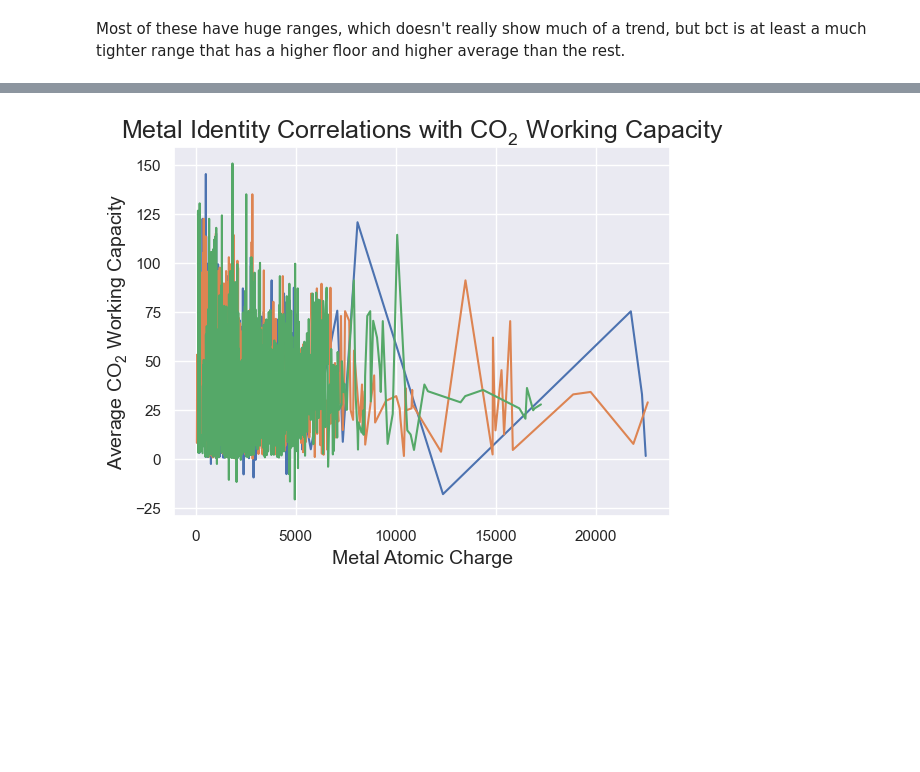
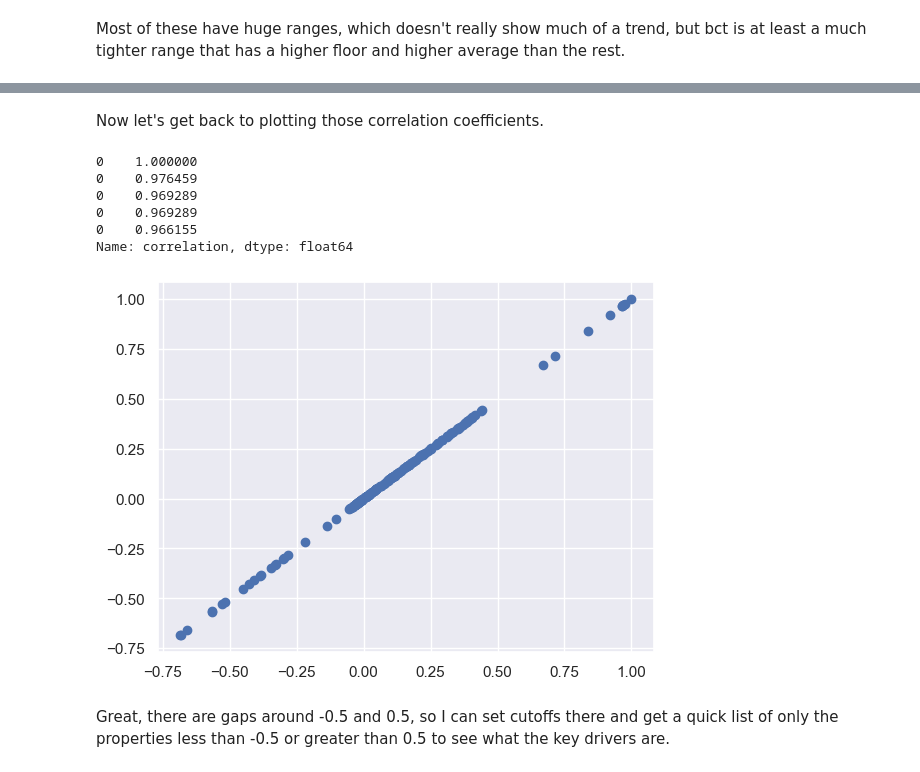
Before and after one commit to zjbrown0689/MOF-Capstone, a Jupyter notebook: notebooks/2_exploratory_data_analysis.ipynb, the cells around one changed output, grey strips where cells are left out. Drawn from its saved outputs; the diff is of its cells as text; code cells hidden in the pictures; blank space fills up the shorter version.

```diff
--- a/notebooks/2_exploratory_data_analysis.ipynb
+++ b/notebooks/2_exploratory_data_analysis.ipynb
@@ -244,0 +271,28 @@ Most of these have huge ranges, which doesn't really show much of a trend, but b
+# %%
+def non_rdf_corr(dataframe):
+
+    # Make empty dataframe for correlation values and column list for columns of interest
+    df = pd.DataFrame()
+    cols = []
+
+    # Loop through all columns in the data and list those that are numeric and aren't RDFs
+    for col in data.columns:
+        if 'RDF' not in col:
+            if dataframe[col].dtypes in ['float64', 'int64']:
+                cols.append(col)
+
+    # Loop through columns and identify those that are normally distributed with p-values below 0.05
+    for column in tqdm(cols):
+        s_test, alpha = scipy.stats.shapiro(data[col])
+        if s_test > 0.05 and alpha < 0.05:
+
+            # Calculate Pearson correlation coefficients for each normally distributed column
+            reduced = data.dropna(subset = column)
+            p_test, alpha2 = scipy.stats.pearsonr(reduced[column], reduced['v/v_working_capacity'])
+
+            # If Pearson correlation coefficient has p-value below 0.05 add a row to the dataframe with that data
+            if alpha2 < 0.05:
+                new_row = pd.DataFrame([{'feature': column, 'correlation': p_test}])
+                df = pd.concat([df, new_row])
+    df = df.astype({'feature':'object', 'correlation':'float64'})
+    return df
@@ -244,0 +303,7 @@ Most of these have huge ranges, which doesn't really show much of a trend, but b
+# %%
+constants = []
+for col in data.columns:
+    if data[col].nunique() == 1:
+        constants.append(col)
+
+constants
@@ -287,11 +346,22 @@ metal_charge_3 = data.groupby('mc-Z-3-all')['v/v_working_capacity'].mean()
-# %%
-sns.lineplot(data = metal_charge_1, x = metal_charge_1.index, y = metal_charge_1.values, palette = 'colorblind')
-sns.lineplot(data = metal_charge_2, x = metal_charge_2.index, y = metal_charge_2.values, palette = 'colorblind')
-sns.lineplot(data = metal_charge_3, x = metal_charge_3.index, y = metal_charge_3.values, palette = 'colorblind')
-plt.xlabel('Metal Atomic Charge', fontsize = 14)
-plt.ylabel('Average $CO_2$ Working Capacity', fontsize = 14)
-plt.title('Metal Identity Correlations with $CO_2$ Working Capacity', fontsize = 18)
-plt.savefig('../figures/metal_charge.png',dpi=1200, bbox_inches='tight')
-plt.show()
-# %% [output]
-[figure, removed]
+# %%
+data.drop(columns = constants, inplace = True)
+# %% [markdown]
+Now let's get back to plotting those correlation coefficients.
+# %%
+non_rdf_corrs = non_rdf_corr(data)
+# %%
+non_rdf_corrs['correlation'].sort_values(ascending=False).head()
+# %% [output]
+0    1.000000
+0    0.976459
+0    0.969289
+0    0.969289
+0    0.966155
+Name: correlation, dtype: float64
+# %%
+plt.scatter(non_rdf_corrs['correlation'].sort_values(ascending=False), non_rdf_corrs['correlation'].sort_values(ascending=False))
+plt.show()
+# %% [output]
+[figure, added]
+# %% [markdown]
+Great, there are gaps around -0.5 and 0.5, so I can set cutoffs there and get a quick list of only the properties less than -0.5 or greater than 0.5 to see what the key drivers are.
```
Also changed, not shown: parts of 23 cells of this notebook, 2 other files.
